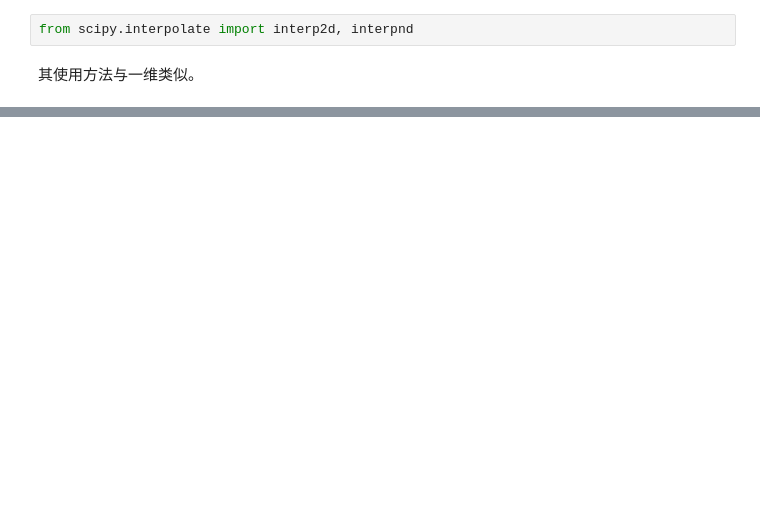
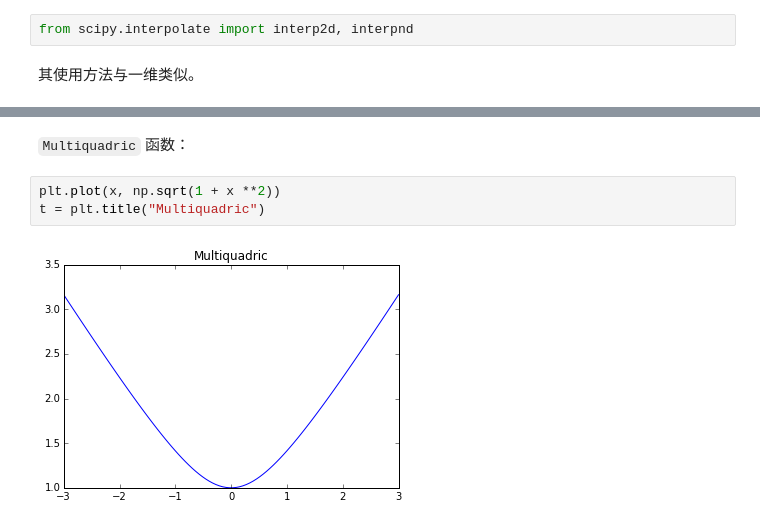
Before and after one commit to xiangliTHU/python-tutorial, a Jupyter notebook: 04. scipy/04.02 interpolation with scipy.ipynb, the cells around one changed output, grey strips where cells are left out. Saved outputs shown, nothing was run; the diff lists cells and outputs as text; blank space fills up the shorter version.

```diff
--- a/04. scipy/04.02 interpolation with scipy.ipynb
+++ b/04. scipy/04.02 interpolation with scipy.ipynb
@@ -178,0 +200,7 @@ from scipy.interpolate import interp2d, interpnd
+# %% [markdown]
+`Multiquadric` 函数：
+# %%
+plt.plot(x, np.sqrt(1 + x **2))
+t = plt.title("Multiquadric")
+# %% [output]
+[figure, added]
```
Also changed, not shown: parts of 37 cells of this notebook, 4 other files.
